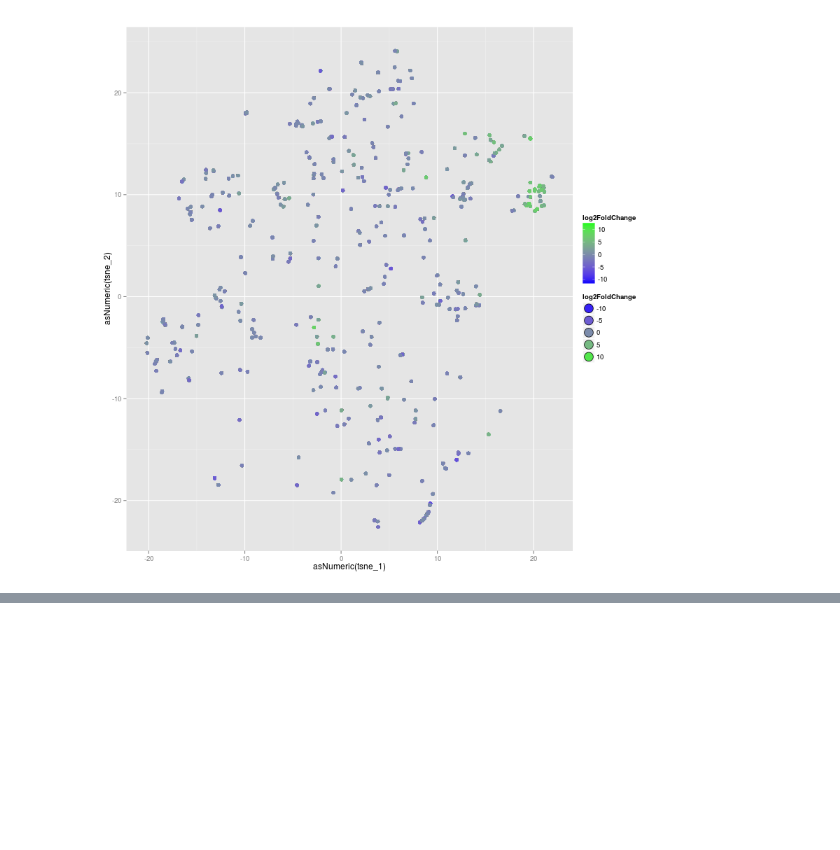
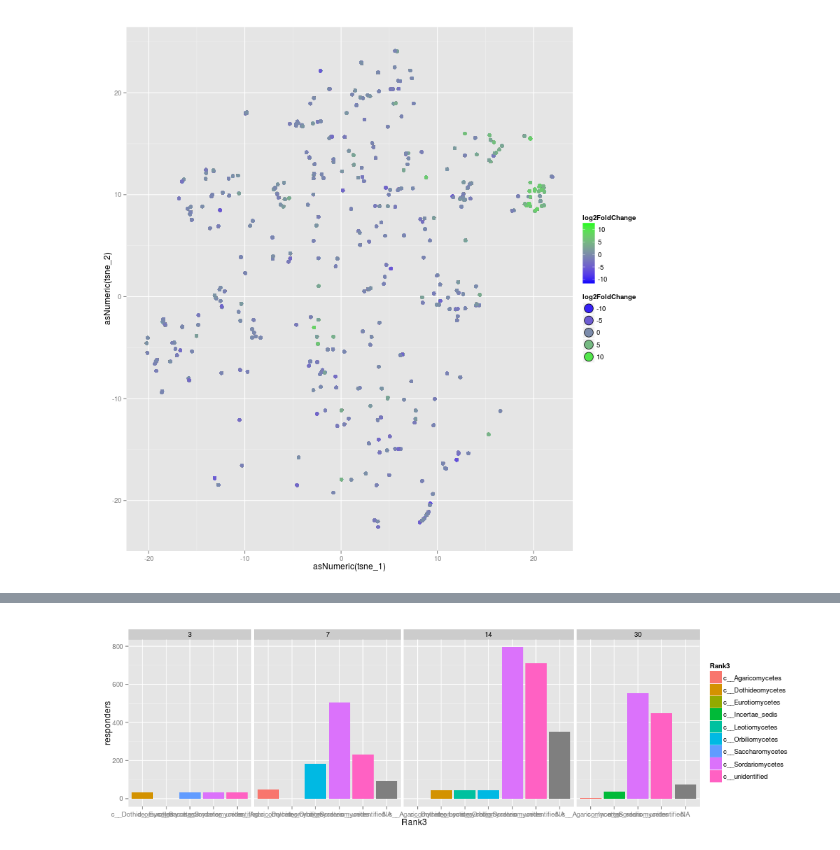
Before and after one commit to chvtk/Fungal_SIP, a Jupyter notebook: Computing_pairwise_distances.ipynb, the cells around one changed output, grey strips where cells are left out. Saved outputs shown, nothing was run; the diff lists cells and outputs as text; code cells hidden in the pictures; blank space fills up the shorter version.

```diff
--- a/Computing_pairwise_distances.ipynb
+++ b/Computing_pairwise_distances.ipynb
@@ -360,0 +412,17 @@ p
+# %%
+%%R -w 1000 -h 300
+
+dcounts = d2 %>%
+          group_by(Day,Rank3) %>%
+          summarize(responders = sum(padj<= 0.10))
+
+dcounts = filter(dcounts, responders !=0)
+
+
+p = ggplot(dcounts, aes(x = Rank3 , y = responders, fill = Rank3)) +
+    facet_grid(. ~ Day, scales = "free_x", space = "free") +
+    geom_bar(stat = "identity")
+
+p
+# %% [output]
+[figure, added]
```
Also changed, not shown: parts of 16 cells of this notebook.
